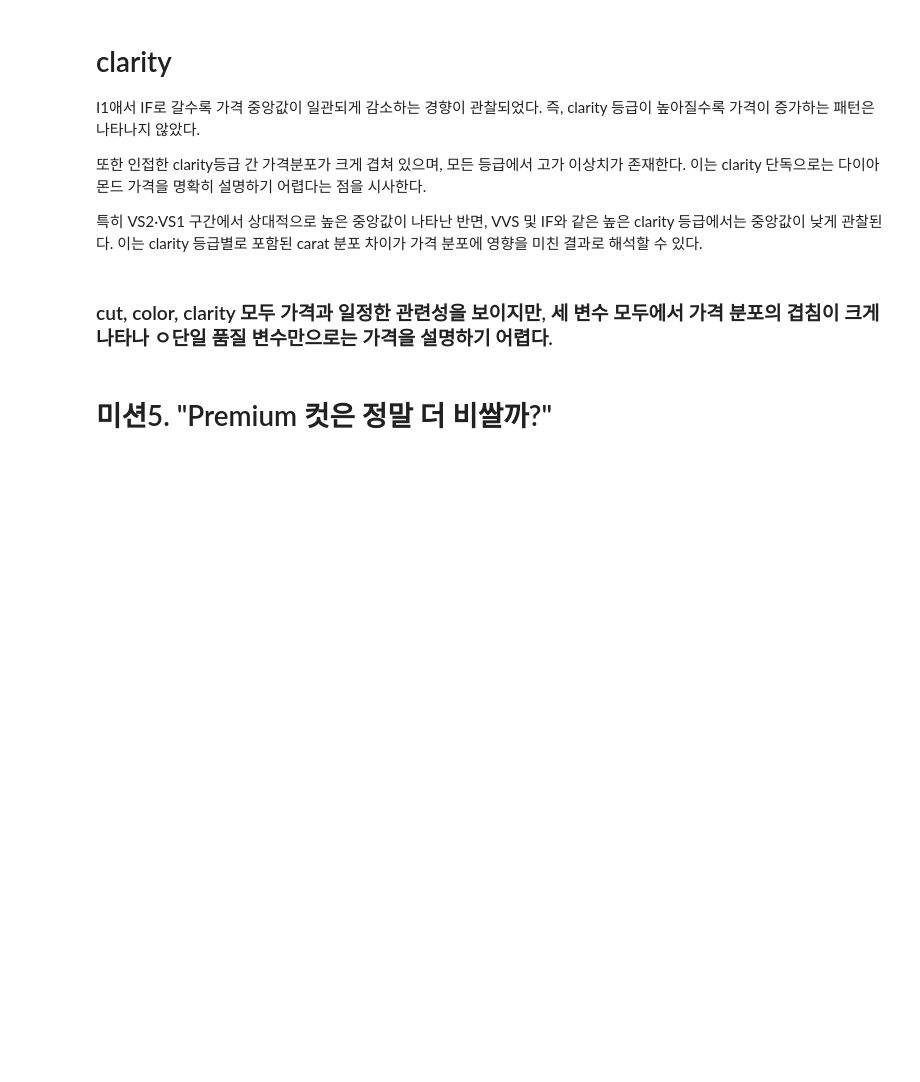
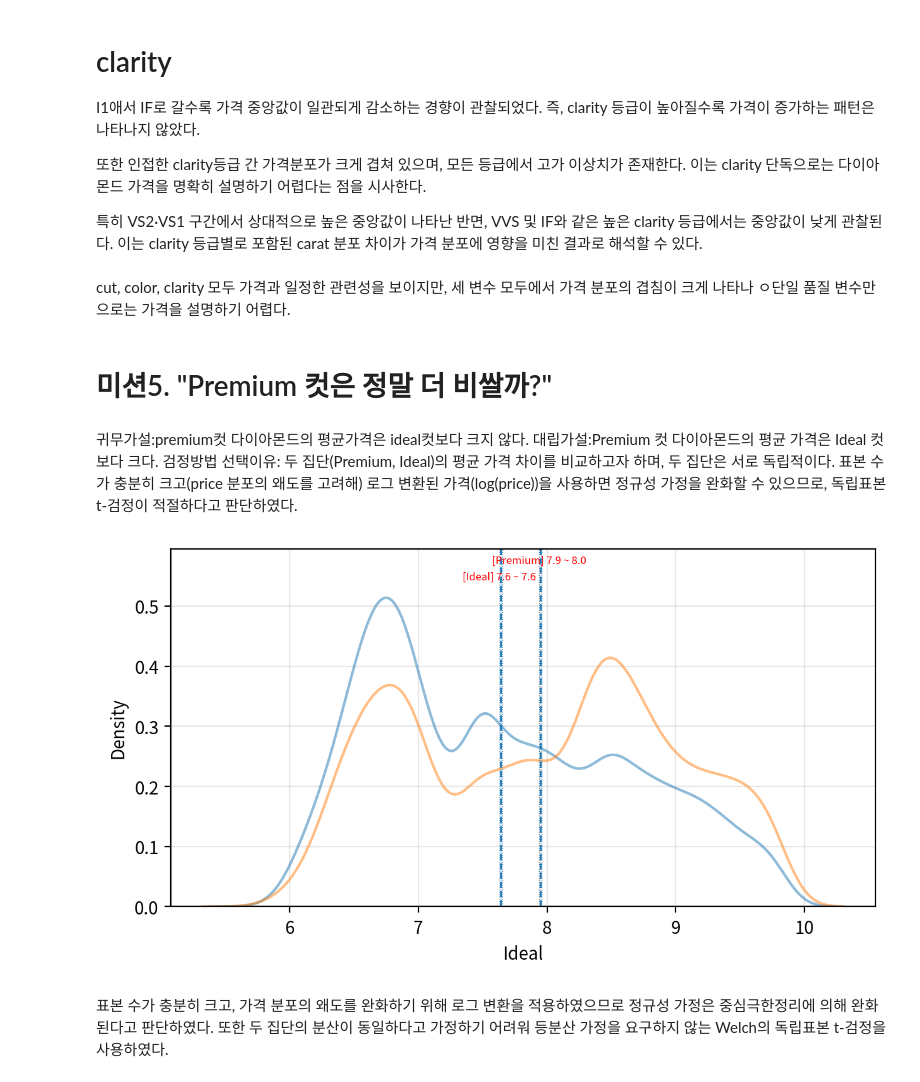
Before and after one commit to jyhong0207-netizen/python-study, a Jupyter notebook: DATA ANALYSIS BASIC/다이아몬드 과제.ipynb, the cells around one changed output. Saved outputs shown, nothing was run; the diff lists cells and outputs as text; code cells hidden in the pictures; blank space fills up the shorter version.

```diff
--- a/DATA ANALYSIS BASIC/다이아몬드 과제.ipynb
+++ b/DATA ANALYSIS BASIC/다이아몬드 과제.ipynb
@@ -548,6 +613,73 @@ I1애서 IF로 갈수록 가격 중앙값이 일관되게 감소하는 경향이
 VVS 및 IF와 같은 높은 clarity 등급에서는 중앙값이 낮게 관찰된다.
 이는 clarity 등급별로 포함된 carat 분포 차이가 가격 분포에 영향을 미친 결과로 해석할 수 있다.
 # %% [markdown]
-### cut, color, clarity 모두 가격과 일정한 관련성을 보이지만, 세 변수 모두에서 가격 분포의 겹침이 크게 나타나 ㅇ단일 품질 변수만으로는 가격을 설명하기 어렵다.
+ cut, color, clarity 모두 가격과 일정한 관련성을 보이지만, 세 변수 모두에서 가격 분포의 겹침이 크게 나타나 ㅇ단일 품질 변수만으로는 가격을 설명하기 어렵다.
 # %% [markdown]
 # 미션5. "Premium 컷은 정말 더 비쌀까?"
+# %% [markdown]
+귀무가설:premium컷 다이아몬드의 평균가격은 ideal컷보다 크지 않다.
+대립가설:Premium 컷 다이아몬드의 평균 가격은 Ideal 컷보다 크다.
+검정방법 선택이유:
+두 집단(Premium, Ideal)의 평균 가격 차이를 비교하고자 하며,
+두 집단은 서로 독립적이다.
+표본 수가 충분히 크고(price 분포의 왜도를 고려해)
+로그 변환된 가격(log(price))을 사용하면 정규성 가정을 완화할 수 있으므로,
+독립표본 t-검정이 적절하다고 판단하였다.
+# %%
+# Premium, Ideal만 추출 + log_price 사용
+data = df.loc[
+    (df["cut"] == "Premium") | (df["cut"] == "Ideal"),
+    ["cut", "log_price"]
+].pivot(columns="cut", values="log_price")
+
+ #확인할 데이터
+
+width_px = 1280
+height_px = 720
+rows = 1
+cols = 1
+figsize = (width_px/ my_dpi, height_px/ my_dpi)
+fig, ax = plt.subplots(rows, cols, figsize=figsize, dpi= my_dpi)
+
+
+
+for c in data.columns:
+    sb.kdeplot(data=data, x=c, fill=False, alpha=0.5)
+
+    max = data[c].max()
+    clevel = 0.95
+    dof = len(data[c])-1
+    sp_mean = data[c].mean()
+    sp_std = data[c].std(ddof=1)
+    sp_std_error = sp_std / sqrt(len(data[c]))
+    cmin, cmax = t.interval(clevel, dof, loc=sp_mean, scale=sp_std_error)
+
+    ax.axvline(cmin, linestyle=':', linewidth=0.5)
+    ax.axvline(cmax, linestyle=':', linewidth=0.5)
+
+    ymin, ymax = ax.get_ylim()
+    ax.fill_between([cmin,cmax], 0, ymax, alpha=0.1)
+    ax.axvline(sp_mean, linestyle='--', linewidth=1)
+
+    ax.text(x=(cmax-cmin)/2+cmin, y=ymax,
+            s="[%s] %0.1f ~ %0.1f " % (c, cmin, cmax), horizontalalignment="center",
+            verticalalignment="bottom",fontdict={"size":6, "color":"red"})
+
+ax.grid(True, alpha=0.3)
+
+
+
+
+
+
+plt.tight_layout()
+plt.show()
+plt.close()
+# %% [output]
+[figure, added]
+# %% [markdown]
+표본 수가 충분히 크고,
+가격 분포의 왜도를 완화하기 위해 로그 변환을 적용하였으므로
+정규성 가정은 중심극한정리에 의해 완화된다고 판단하였다.
+또한 두 집단의 분산이 동일하다고 가정하기 어려워
+등분산 가정을 요구하지 않는 Welch의 독립표본 t-검정을 사용하였다.
```
Also changed, not shown: parts of 28 cells of this notebook, 3 other files.
